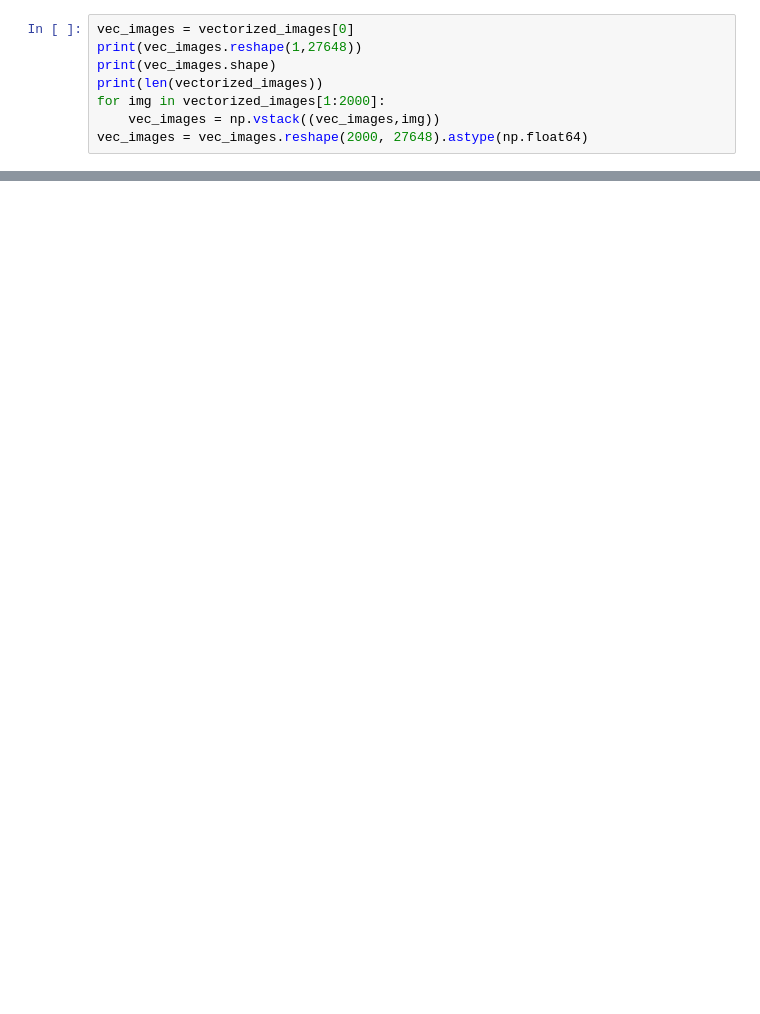
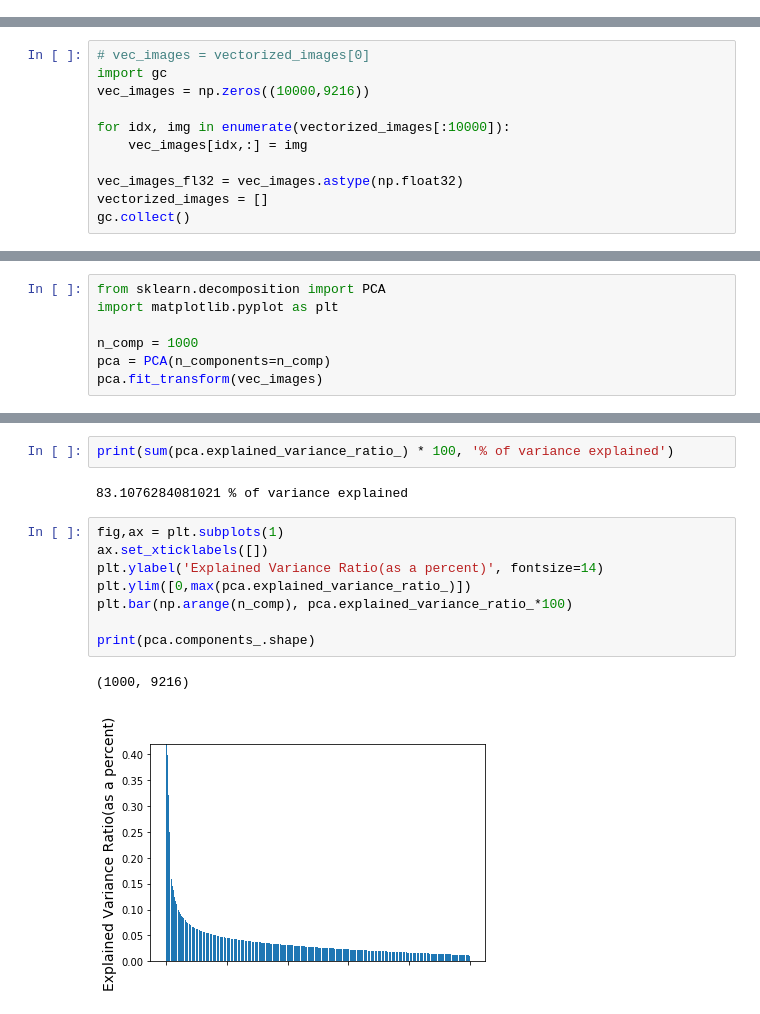
Before and after one commit to rasimon22/CSE7324, a Jupyter notebook: Lab2/Lab2.ipynb, the cells around one changed output, grey strips where cells are left out. Cells and saved outputs as stored; diff of their text form; blank space fills up the shorter version.

```diff
--- a/Lab2/Lab2.ipynb
+++ b/Lab2/Lab2.ipynb
@@ -18,8 +13,0 @@ imshow(vectorized_images[0].reshape((96,96,3)))
-# %%
-vec_images = vectorized_images[0]
-print(vec_images.reshape(1,27648))
-print(vec_images.shape)
-print(len(vectorized_images))
-for img in vectorized_images[1:2000]:
-    vec_images = np.vstack((vec_images,img))
-vec_images = vec_images.reshape(2000, 27648).astype(np.float64)
@@ -68,0 +24,11 @@ print(T_gpu)
+# %%
+# vec_images = vectorized_images[0]
+import gc
+vec_images = np.zeros((10000,9216))
+
+for idx, img in enumerate(vectorized_images[:10000]):
+    vec_images[idx,:] = img
+
+vec_images_fl32 = vec_images.astype(np.float32)
+vectorized_images = []
+gc.collect()
@@ -68,0 +37,7 @@ print(T_gpu)
+# %%
+from sklearn.decomposition import PCA
+import matplotlib.pyplot as plt
+
+n_comp = 1000
+pca = PCA(n_components=n_comp)
+pca.fit_transform(vec_images)
@@ -68,0 +77,15 @@ print(T_gpu)
+# %%
+print(sum(pca.explained_variance_ratio_) * 100, '% of variance explained')
+# %% [output]
+83.1076284081021 % of variance explained
+# %%
+fig,ax = plt.subplots(1)
+ax.set_xticklabels([])
+plt.ylabel('Explained Variance Ratio(as a percent)', fontsize=14)
+plt.ylim([0,max(pca.explained_variance_ratio_)])
+plt.bar(np.arange(n_comp), pca.explained_variance_ratio_*100)
+
+print(pca.components_.shape)
+# %% [output]
+(1000, 9216)
+[figure, added]
```
Also changed, not shown: parts of 11 cells of this notebook.
